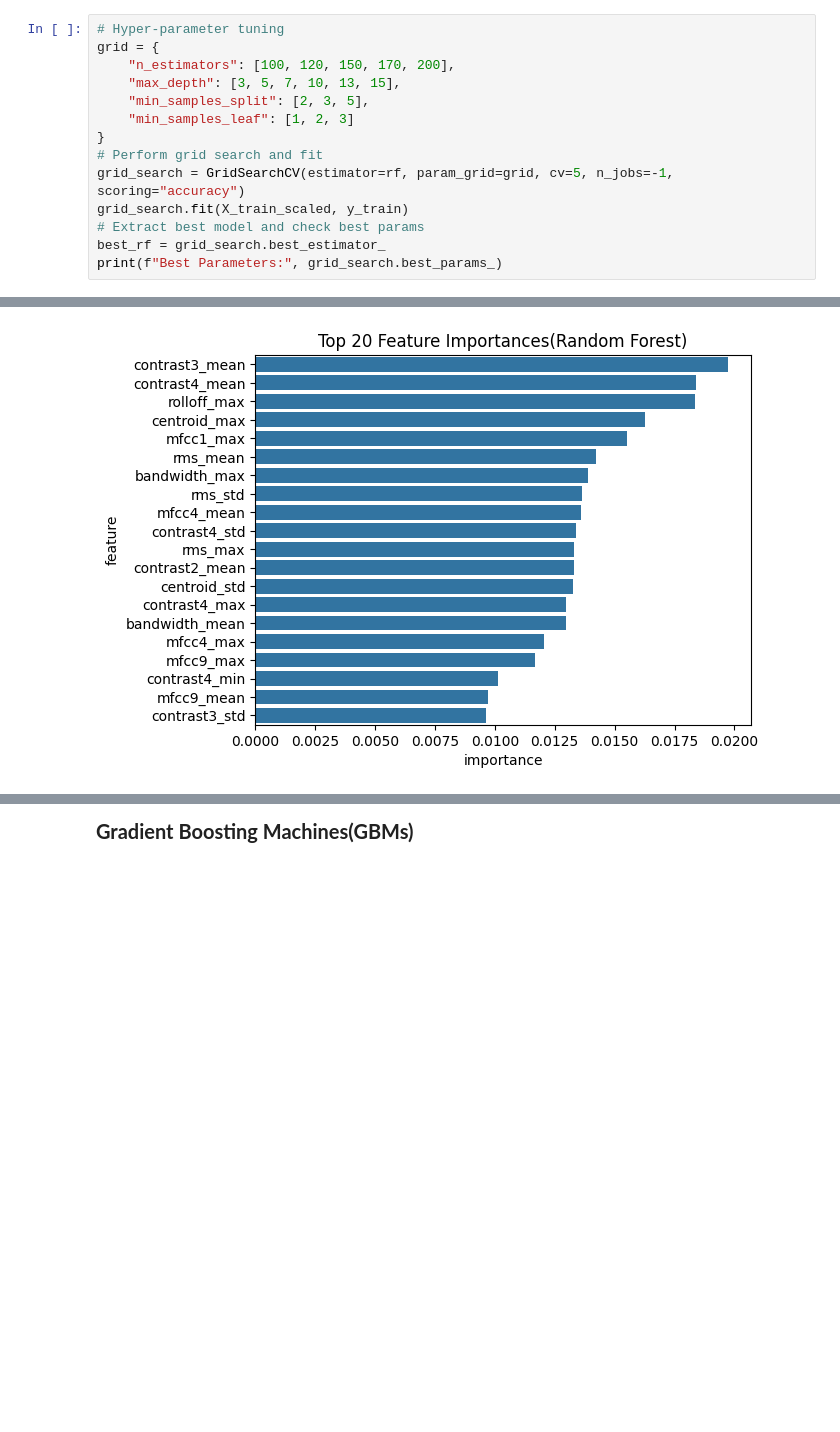
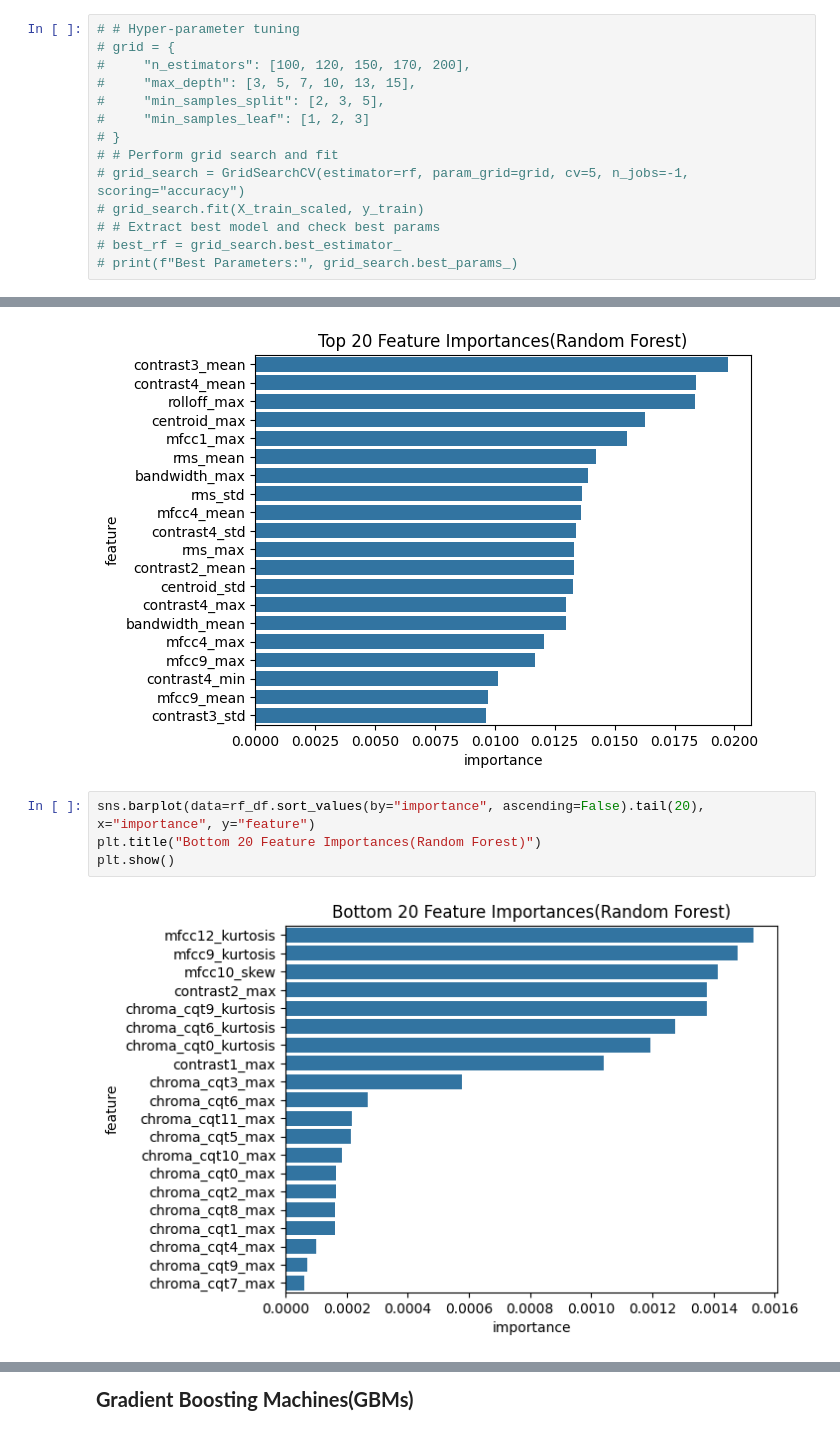
Before and after one commit to kelvin17-glitch/ML-Audio, a Jupyter notebook: eda.ipynb, the cells around one changed output, grey strips where cells are left out. Drawn from its saved outputs; the diff is of its cells as text; blank space fills up the shorter version.

```diff
--- a/eda.ipynb
+++ b/eda.ipynb
@@ -500,16 +545,16 @@ print(f'Random Forest accuracy:', accuracy_score(y_test, rf_pred))
 # %% [output]
 Random Forest accuracy: 0.795
 # %%
-# Hyper-parameter tuning
-grid = {
-    "n_estimators": [100, 120, 150, 170, 200],
-    "max_depth": [3, 5, 7, 10, 13, 15],
-    "min_samples_split": [2, 3, 5],
-    "min_samples_leaf": [1, 2, 3]
-}
-# Perform grid search and fit
-grid_search = GridSearchCV(estimator=rf, param_grid=grid, cv=5, n_jobs=-1, scoring="accuracy")
-grid_search.fit(X_train_scaled, y_train)
-# Extract best model and check best params
-best_rf = grid_search.best_estimator_
-print(f"Best Parameters:", grid_search.best_params_)
+# # Hyper-parameter tuning
+# grid = {
+#     "n_estimators": [100, 120, 150, 170, 200],
+#     "max_depth": [3, 5, 7, 10, 13, 15],
+#     "min_samples_split": [2, 3, 5],
+#     "min_samples_leaf": [1, 2, 3]
+# }
+# # Perform grid search and fit
+# grid_search = GridSearchCV(estimator=rf, param_grid=grid, cv=5, n_jobs=-1, scoring="accuracy")
+# grid_search.fit(X_train_scaled, y_train)
+# # Extract best model and check best params
+# best_rf = grid_search.best_estimator_
+# print(f"Best Parameters:", grid_search.best_params_)
@@ -558,3 +601,9 @@ plt.title("Top 20 Feature Importances(Random Forest)")
 plt.show()
 # %% [output]
 [figure]
+# %%
+sns.barplot(data=rf_df.sort_values(by="importance", ascending=False).tail(20), x="importance", y="feature")
+plt.title("Bottom 20 Feature Importances(Random Forest)")
+plt.show()
+# %% [output]
+[figure, added]
```
Also changed, not shown: parts of 12 cells of this notebook.
